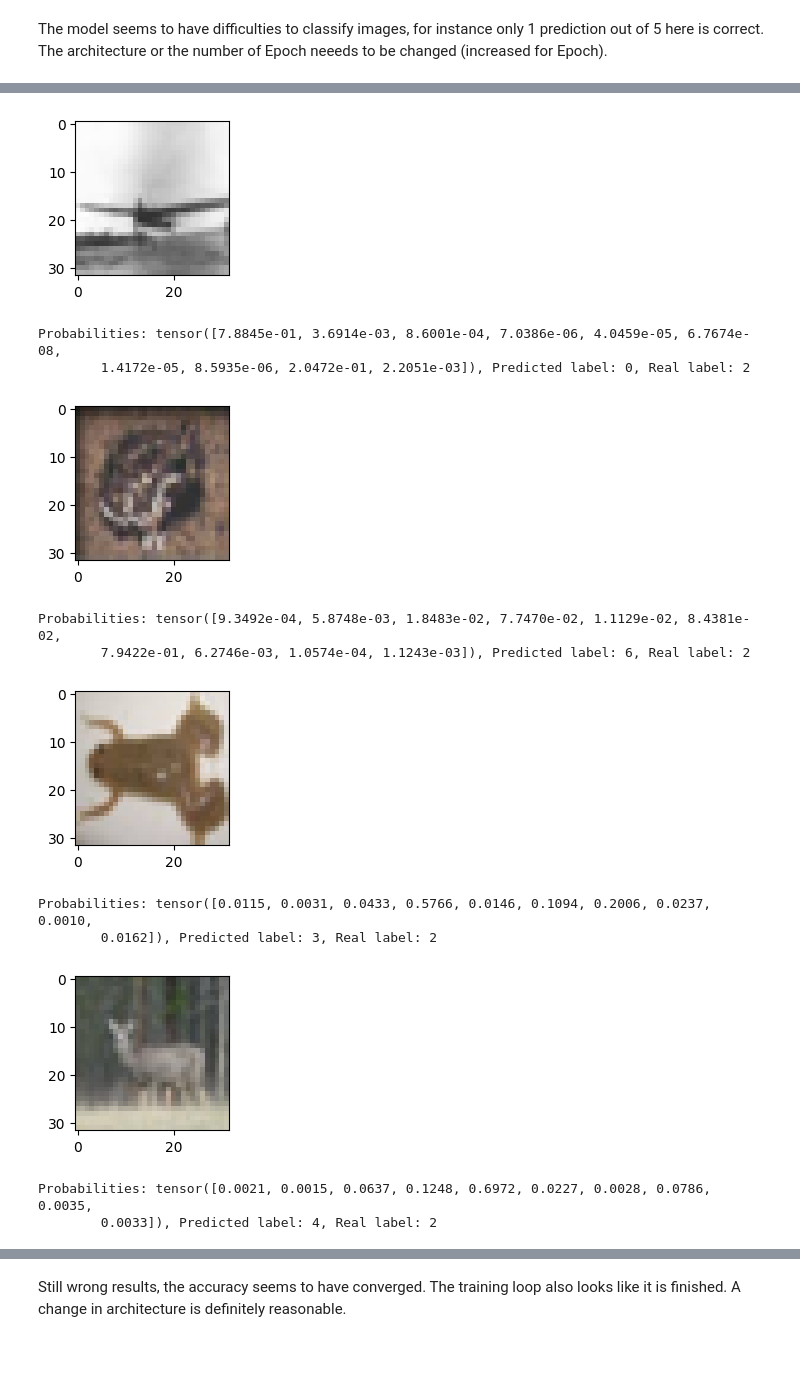
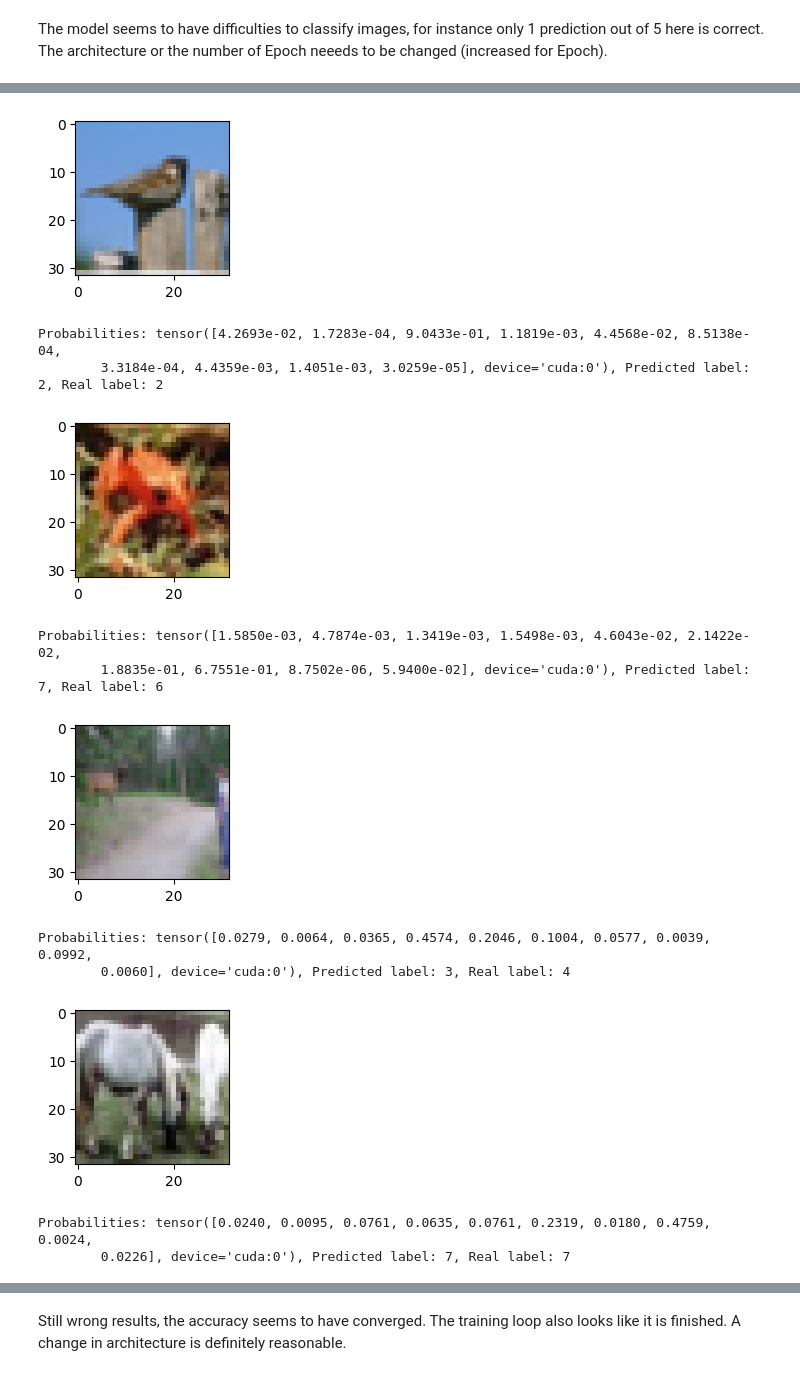
Before and after one commit to constantbourdrez/DL_ESPCI, a Jupyter notebook: ADL_lab_ResNet.ipynb, the cells around one changed output, grey strips where cells are left out. Cells and saved outputs as stored; diff of their text form; code cells hidden in the pictures.

```diff
--- a/ADL_lab_ResNet.ipynb
+++ b/ADL_lab_ResNet.ipynb
@@ -144,7 +148,7 @@ def validation_score(model, dsetloader):
 
     return average_loss, accuracy
 # %%
-def trainer(model, trainsetloader, validsetloader, lr=1e-4, nepoch=10):
+def trainer(model, trainsetloader, validsetloader, lr=1e-4, nepoch=10, gpu = True):
     """This function trains
     - a pytorch model
     - on a train data set given its dataloader (trainsetloader)
@@ -158,25 +162,27 @@ def trainer(model, trainsetloader, validsetloader, lr=1e-4, nepoch=10):
 
     train_losses, valid_losses, accuracies = [], [], []
 
-    for epoch in range(nepoch):
-      progress_bar = tqdm(enumerate(trainsetloader), total=len(trainsetloader), desc=f'Epoch {epoch + 1}/{nepoch}')
-
-      for batch_idx, (inputs, labels) in progress_bar:
+    for epoch in tqdm(range(nepoch)):
+      running_loss = 0
+      for inputs, labels in trainsetloader:
+        if gpu:
+          inputs, labels = inputs.to(device), labels.to(device)
         optimizer.zero_grad()
         outputs = model(inputs)
         loss = criterion(outputs, labels)
         loss.backward()
         optimizer.step()
+        running_loss += loss.item()
 
-        progress_bar.set_postfix({'Loss': loss.item()})
+      train_loss = running_loss / len(trainsetloader)
 
       average_loss, accuracy = validation_score(model, validsetloader)
       valid_losses.append(average_loss)
       accuracies.append(accuracy)
-      train_losses.append(loss.item())
+      train_losses.append(train_loss)
 
       print(f"Epoch {epoch + 1}/{nepoch} -> "
-            f"Train Loss: {loss:.4f}, "
+            f"Train Loss: {train_loss:.4f}, "
             f"Validation Loss: {average_loss:.4f}, "
             f"Validation Accuracy: {accuracy:.4f}")
 
@@ -190,6 +196,8 @@ simple_model = nn.Sequential(nn.Conv2d(3, 32, kernel_size=7, stride=2, padding=3
                              nn.ReLU(inplace=True),
                              nn.Linear(128, len(classes))
                              )
+
+simple_model = simple_model.to(device)
 # %%
 simple_model
 # %% [output]
@@ -235,10 +243,10 @@ Text(0, 0.5, 'CrossEntropy')
   imshow(trainset[idx][0])
   model.eval()  # Set the model to evaluation mode
   with th.no_grad():
-      input_image = trainset[idx][0].unsqueeze(0)
+      input_image = trainset[idx][0].unsqueeze(0).to(device)
       output = model(input_image)
 
 
   probabilities = th.nn.functional.softmax(output[0], dim=0)
-  print(f'Probabilities: {probabilities}, Predicted label: {np.argmax(probabilities)}, Real label: {trainset[2343][1]}')
+  print(f'Probabilities: {probabilities}, Predicted label: {np.argmax(probabilities.cpu())}, Real label: {trainset[idx][1]}')
 # %% [output]
@@ -260,5 +268,15 @@ Probabilities: tensor([0.0075, 0.0060, 0.4048, 0.0735, 0.1306, 0.0961, 0.1836, 0
 # %% [markdown]
 The model seems to have difficulties to classify images, for instance only 1 prediction out of 5 here is correct. The architecture or the number of Epoch neeeds to be changed (increased for Epoch).
+# %%
+simple_model = nn.Sequential(nn.Conv2d(3, 32, kernel_size=7, stride=2, padding=3, bias=False),
+                             nn.ReLU(inplace=True),
+                             nn.Flatten(),
+                             nn.Linear(32 * 16 * 16, 128),
+                             nn.ReLU(inplace=True),
+                             nn.Linear(128, len(classes))
+                             )
+
+simple_model = simple_model.to(device)
 # %%
 #Training with more Epoch
 
@@ -291,25 +309,25 @@ Epoch 12/30 -> Train Loss: 1.0566, Validation Loss: 1.1815, Validation Accuracy:
 # %%
  random_idx = np.random.randint(0, len(trainset), 5)
  for idx in random_idx:
   imshow(trainset[idx][0])
   model.eval()  # Set the model to evaluation mode
   with th.no_grad():
-      input_image = trainset[idx][0].unsqueeze(0)
+      input_image = trainset[idx][0].unsqueeze(0).to(device)
       output = model(input_image)
 
 
   probabilities = th.nn.functional.softmax(output[0], dim=0)
-  print(f'Probabilities: {probabilities}, Predicted label: {np.argmax(probabilities)}, Real label: {trainset[2343][1]}')
+  print(f'Probabilities: {probabilities}, Predicted label: {np.argmax(probabilities.cpu())}, Real label: {trainset[idx][1]}')
 # %% [output]
-[figure, old version]
+[figure, new version]
-Probabilities: tensor([7.8845e-01, 3.6914e-03, 8.6001e-04, 7.0386e-06, 4.0459e-05, 6.7674e-08,
-        1.4172e-05, 8.5935e-06, 2.0472e-01, 2.2051e-03]), Predicted label: 0, Real label: 2
+Probabilities: tensor([4.2693e-02, 1.7283e-04, 9.0433e-01, 1.1819e-03, 4.4568e-02, 8.5138e-04,
+        3.3184e-04, 4.4359e-03, 1.4051e-03, 3.0259e-05], device='cuda:0'), Predicted label: 2, Real label: 2
-[figure, old version]
+[figure, new version]
-Probabilities: tensor([9.3492e-04, 5.8748e-03, 1.8483e-02, 7.7470e-02, 1.1129e-02, 8.4381e-02,
-        7.9422e-01, 6.2746e-03, 1.0574e-04, 1.1243e-03]), Predicted label: 6, Real label: 2
+Probabilities: tensor([1.5850e-03, 4.7874e-03, 1.3419e-03, 1.5498e-03, 4.6043e-02, 2.1422e-02,
+        1.8835e-01, 6.7551e-01, 8.7502e-06, 5.9400e-02], device='cuda:0'), Predicted label: 7, Real label: 6
-[figure, old version]
+[figure, new version]
-Probabilities: tensor([0.0115, 0.0031, 0.0433, 0.5766, 0.0146, 0.1094, 0.2006, 0.0237, 0.0010,
-        0.0162]), Predicted label: 3, Real label: 2
+Probabilities: tensor([0.0279, 0.0064, 0.0365, 0.4574, 0.2046, 0.1004, 0.0577, 0.0039, 0.0992,
+        0.0060], device='cuda:0'), Predicted label: 3, Real label: 4
-[figure, old version]
+[figure, new version]
-Probabilities: tensor([0.0021, 0.0015, 0.0637, 0.1248, 0.6972, 0.0227, 0.0028, 0.0786, 0.0035,
-        0.0033]), Predicted label: 4, Real label: 2
+Probabilities: tensor([0.0240, 0.0095, 0.0761, 0.0635, 0.0761, 0.2319, 0.0180, 0.4759, 0.0024,
+        0.0226], device='cuda:0'), Predicted label: 7, Real label: 7
```
Also changed, not shown: parts of 15 cells of this notebook.
